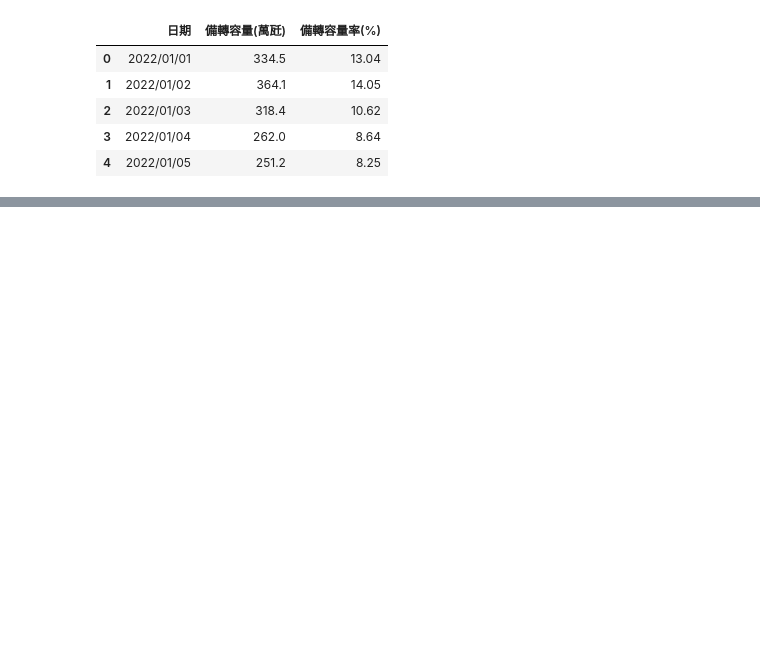
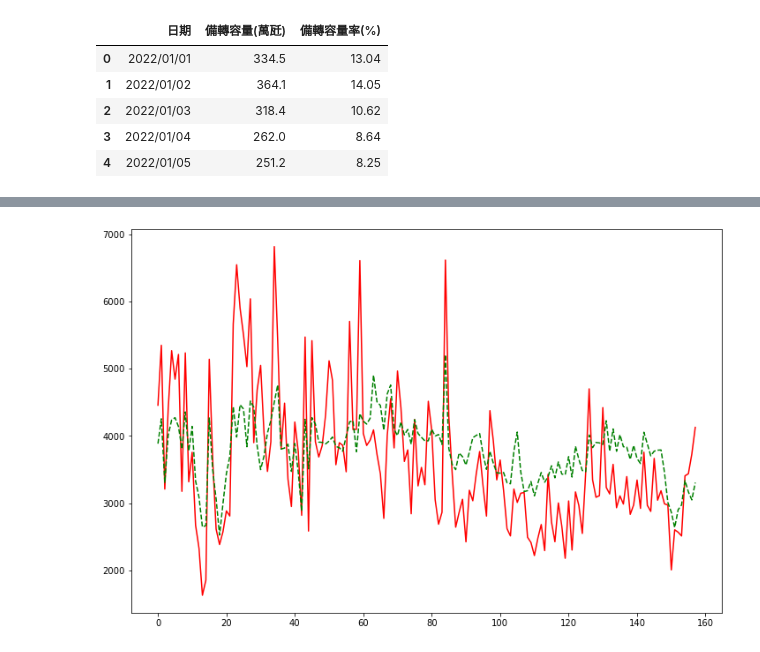
Before and after one commit to Aquarium1222/Electricity-Forecasting, a Jupyter notebook: analysis.ipynb, the cells around one changed output, grey strips where cells are left out. Saved outputs shown, nothing was run; the diff lists cells and outputs as text; code cells hidden in the pictures; blank space fills up the shorter version.

Commit message:
Feat: Use simple linear regression

```diff
--- a/analysis.ipynb
+++ b/analysis.ipynb
@@ -26,3 +60,8 @@ rm_df.head()
 | 2 | 2022/01/03 | 318.4 | 10.62 |
 | 3 | 2022/01/04 | 262.0 | 8.64 |
 | 4 | 2022/01/05 | 251.2 | 8.25 |
+# %%
+sd_df = pd.concat([sd_df1, sd_df2], axis=0).drop_duplicates().drop(columns=['日期', '備轉容量率(%)'])
+need_cols = sd_df.columns[6:]
+sd_df = sd_df.apply(lambda x: x * 10 if x.name in need_cols else x)
+sd_df
@@ -28,0 +82,22 @@ rm_df.head()
+# %%
+from sklearn.linear_model import LinearRegression
+
+y = sd_df['備轉容量(MW)'].to_numpy()
+x = sd_df.drop(columns=['淨尖峰供電能力(MW)', '尖峰負載(MW)', '備轉容量(MW)']).to_numpy()
+# %%
+split = int(0.8 * len(x))
+x_train = x[:split]
+y_train = y[:split]
+x_test = x[split:]
+y_test = y[split:]
+# %%
+model = LinearRegression()
+model.fit(x_train, y_train)
+y_fit = model.predict(x_test)
+# %%
+plt.figure(figsize=(12, 8))
+plt.plot(range(len(y_test)), y_test, 'r')
+plt.plot(range(len(y_fit)), y_fit, 'g', linestyle='--')
+plt.show()
+# %% [output]
+[figure, added]
```
Also changed, not shown: parts of 6 cells of this notebook, 1 other file.
